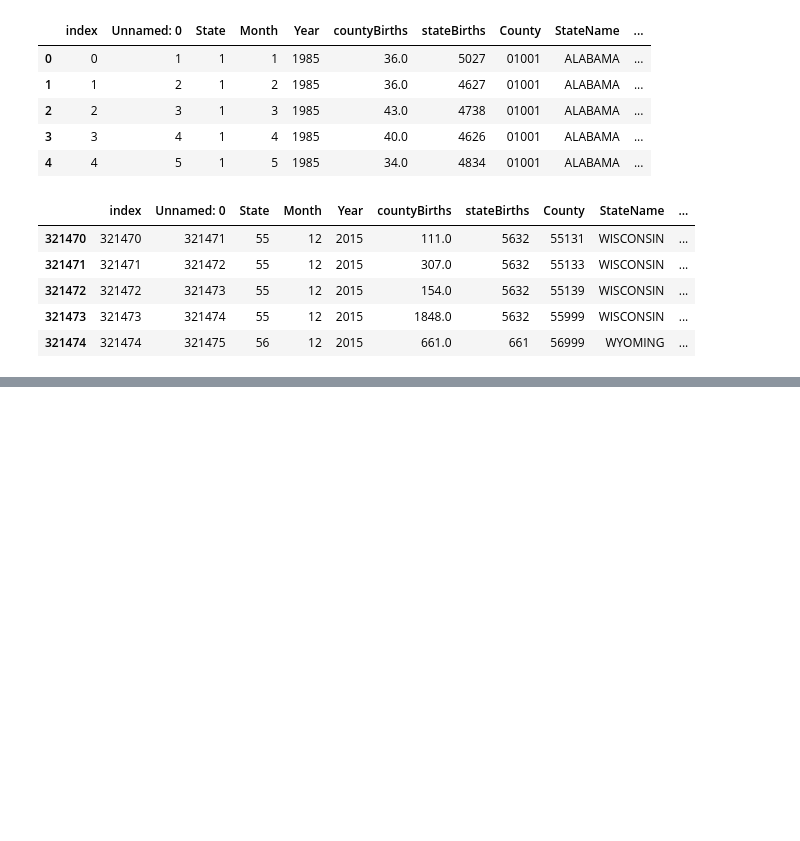
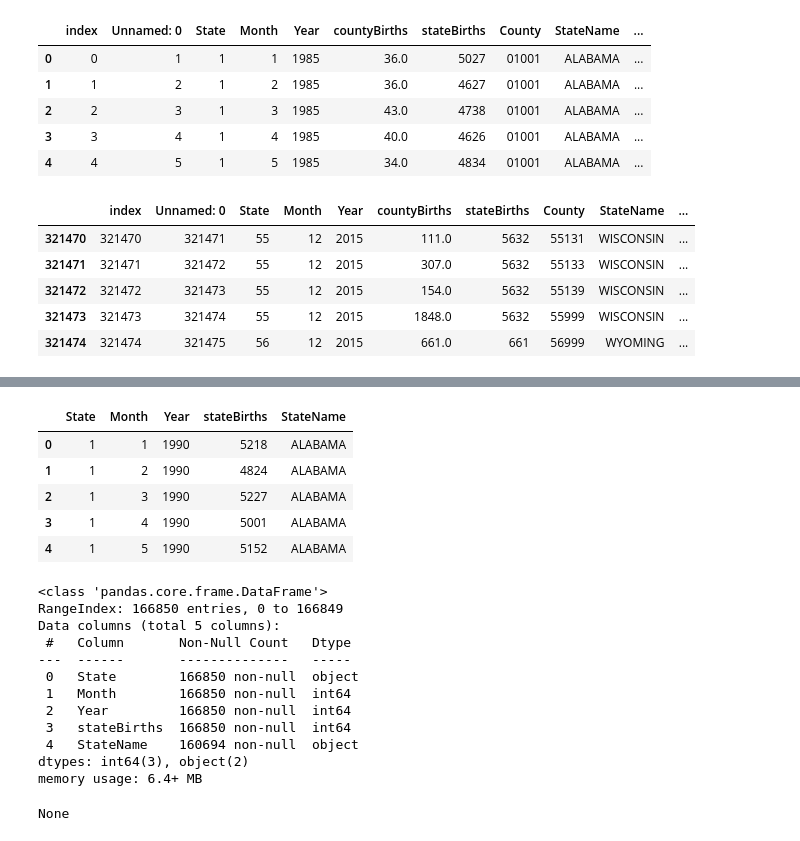
Before and after one commit to Aquamarine278/AI-Bootcamp-Project-1, a Jupyter notebook: birthdata_1.ipynb, the cells around one changed output, grey strips where cells are left out. Saved outputs shown, nothing was run; the diff lists cells and outputs as text; code cells hidden in the pictures; blank space fills up the shorter version.

```diff
--- a/birthdata_1.ipynb
+++ b/birthdata_1.ipynb
@@ -207,0 +248,26 @@ display(birth_data_df.tail())
+# %%
+#reset the index
+birth_data_state_1990_2015_df.reset_index(drop=True, inplace=True)
+del birth_data_state_1990_2015_df['index']
+display(birth_data_state_1990_2015_df.head())
+display(birth_data_state_1990_2015_df.info())
+# %% [output]
+|  | State | Month | Year | stateBirths | StateName |
+| 0 | 1 | 1 | 1990 | 5218 | ALABAMA |
+| 1 | 1 | 2 | 1990 | 4824 | ALABAMA |
+| 2 | 1 | 3 | 1990 | 5227 | ALABAMA |
+| 3 | 1 | 4 | 1990 | 5001 | ALABAMA |
+| 4 | 1 | 5 | 1990 | 5152 | ALABAMA |
+<class 'pandas.core.frame.DataFrame'>
+RangeIndex: 166850 entries, 0 to 166849
+Data columns (total 5 columns):
+ #   Column       Non-Null Count   Dtype
+---  ------       --------------   -----
+ 0   State        166850 non-null  object
+ 1   Month        166850 non-null  int64
+ 2   Year         166850 non-null  int64
+ 3   stateBirths  166850 non-null  int64
+ 4   StateName    160694 non-null  object
+dtypes: int64(3), object(2)
+memory usage: 6.4+ MB
+None
```
Also changed, not shown: parts of 4 cells of this notebook.
